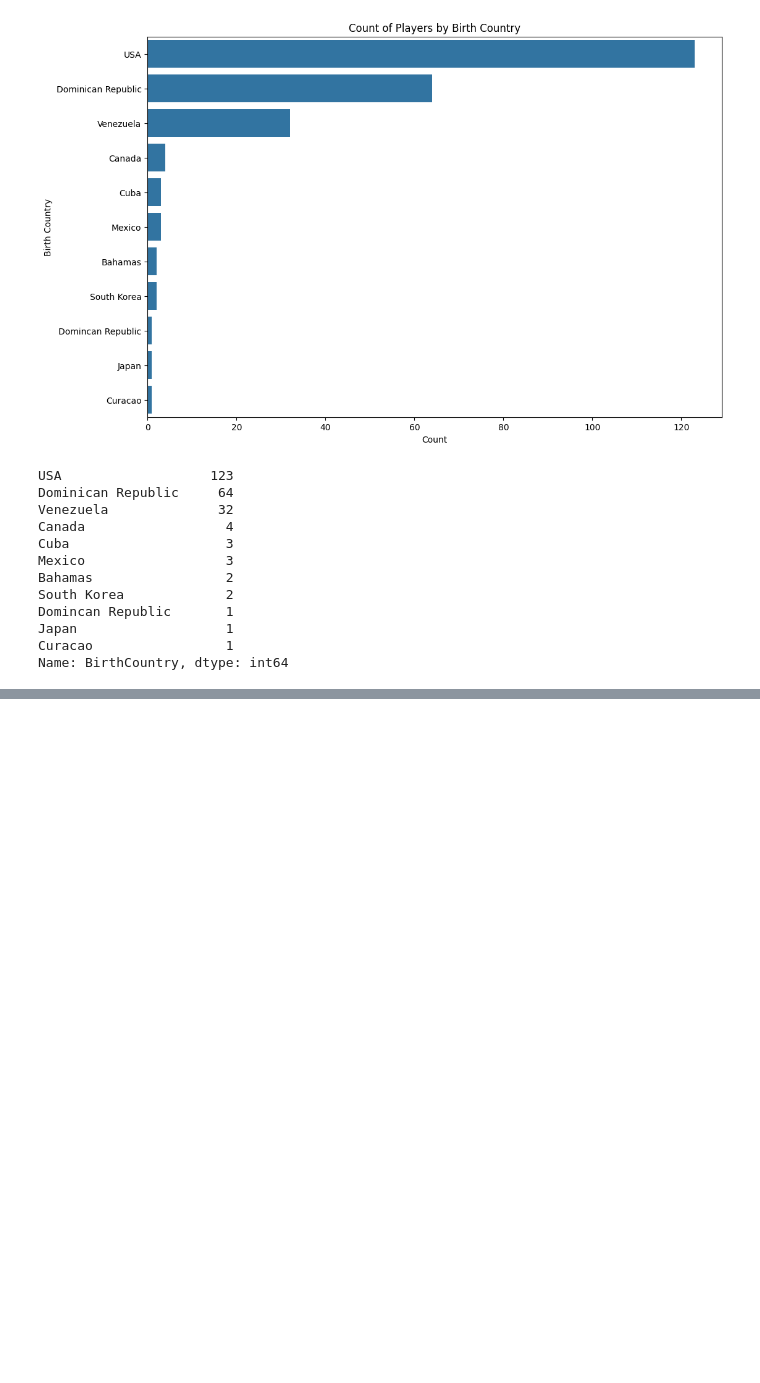
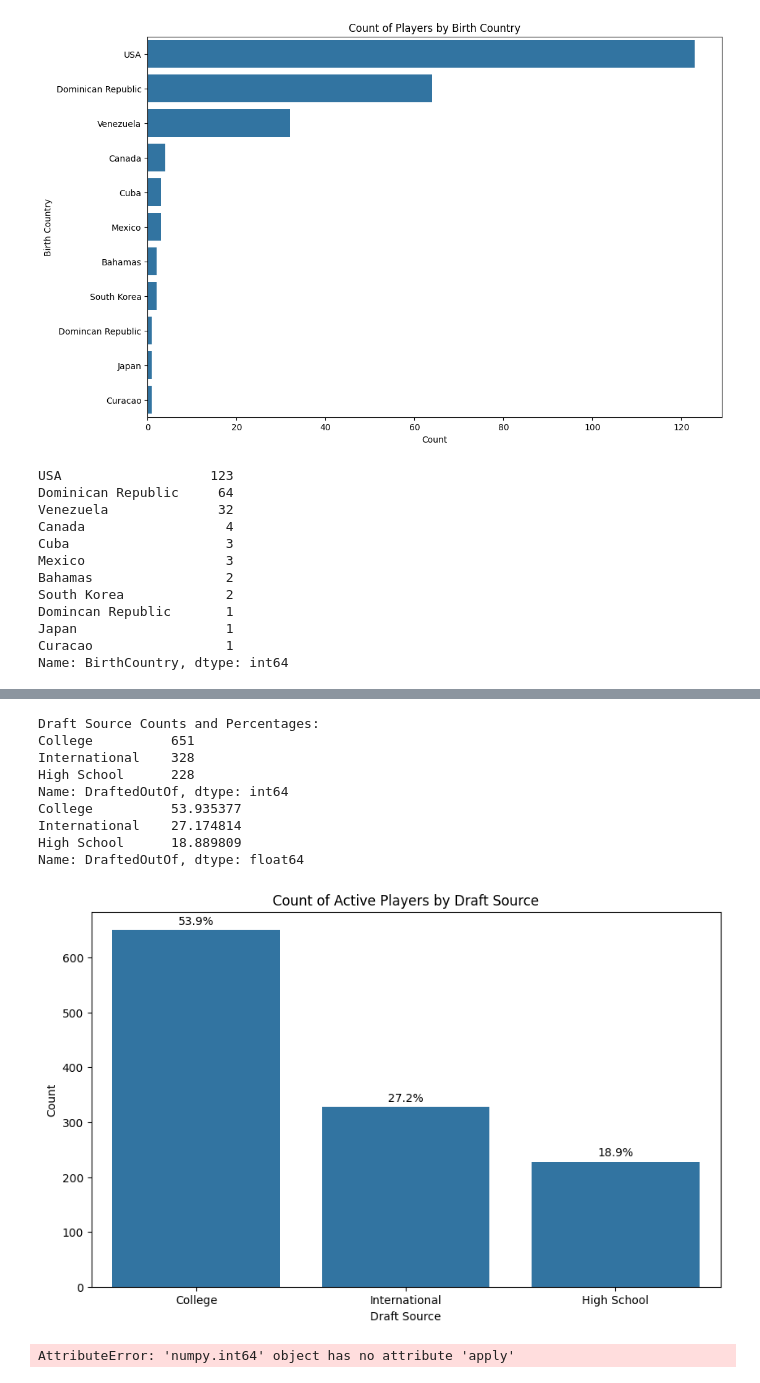
Before and after one commit to avidcyclist/baseball_data, a Jupyter notebook: data/data_playground.ipynb, the cells around one changed output, grey strips where cells are left out. Drawn from its saved outputs; the diff is of its cells as text; code cells hidden in the pictures; blank space fills up the shorter version.

```diff
--- a/data/data_playground.ipynb
+++ b/data/data_playground.ipynb
@@ -231,0 +440,76 @@ See the caveats in the documentation: https://pandas.pydata.org/pandas-docs/stab
+# %%
+# Calculate the value counts for the DraftedOutOf column
+drafted_counts = active_players['DraftedOutOf'].value_counts()
+
+# Calculate the total number of active players
+total_active_players = drafted_counts.sum()
+
+# Calculate the percentages
+drafted_percentages = (drafted_counts / total_active_players) * 100
+
+# Display the counts and percentages
+print("Draft Source Counts and Percentages:")
+print(drafted_counts)
+print(drafted_percentages)
+
+# Example visualization: Count of active players by draft source with percentages
+plt.figure(figsize=(10, 6))
+sns.countplot(data=active_players, x='DraftedOutOf', order=drafted_counts.index)
+plt.title('Count of Active Players by Draft Source')
+plt.xlabel('Draft Source')
+plt.ylabel('Count')
+for i, count in enumerate(drafted_counts):
+    percentage = drafted_percentages[i]
+    plt.text(i, count + 10, f'{percentage:.1f}%', ha='center')
+plt.show()
+# %% [output]
+Draft Source Counts and Percentages:
+College          651
+International    328
+High School      228
+Name: DraftedOutOf, dtype: int64
+College          53.935377
+International    27.174814
+High School      18.889809
+Name: DraftedOutOf, dtype: float64
+[figure, added]
+# %%
+# Ensure the determine_draft_source function is defined
+def determine_draft_source(row):
+    if row['College'] == 'None':
+        if row['BirthCountry'] == 'USA':
+            return 'High School'
+        else:
+            return 'International'
+    else:
+        return 'College'
+
+# Apply the determine_draft_source function to the Marlins active players DataFrame
+marlins_active_players['DraftedOutOf'] = marlins_active_players.apply(determine_draft_source, axis=1)
+
+# Calculate the value counts for the DraftedOutOf column
+drafted_counts_marlins = marlins_active_players['DraftedOutOf'].value_counts()
+
+# Calculate the total number of active Marlins players
+total_marlins_active_players = drafted_counts_marlins.sum()
+
+# Calculate the percentages
+drafted_percentages_marlins = (drafted_counts_marlins / total_marlins_active_players) * 100
+
+# Display the counts and percentages
+print("Marlins Draft Source Counts and Percentages:")
+print(drafted_counts_marlins)
+print(drafted_percentages_marlins)
+
+# Example visualization: Count of active Marlins players by draft source with percentages
+plt.figure(figsize=(10, 6))
+sns.countplot(data=marlins_active_players, x='DraftedOutOf', order=drafted_counts_marlins.index)
+plt.title('Count of Active Marlins Players by Draft Source')
+plt.xlabel('Draft Source')
+plt.ylabel('Count')
+for i, count in enumerate(drafted_counts_marlins):
+    percentage = drafted_percentages_marlins[i]
+    plt.text(i, count + 0.5, f'{percentage:.1f}%', ha='center')
+plt.show()
+# %% [output]
+AttributeError: 'numpy.int64' object has no attribute 'apply'
```
Also changed, not shown: parts of 8 cells of this notebook.
